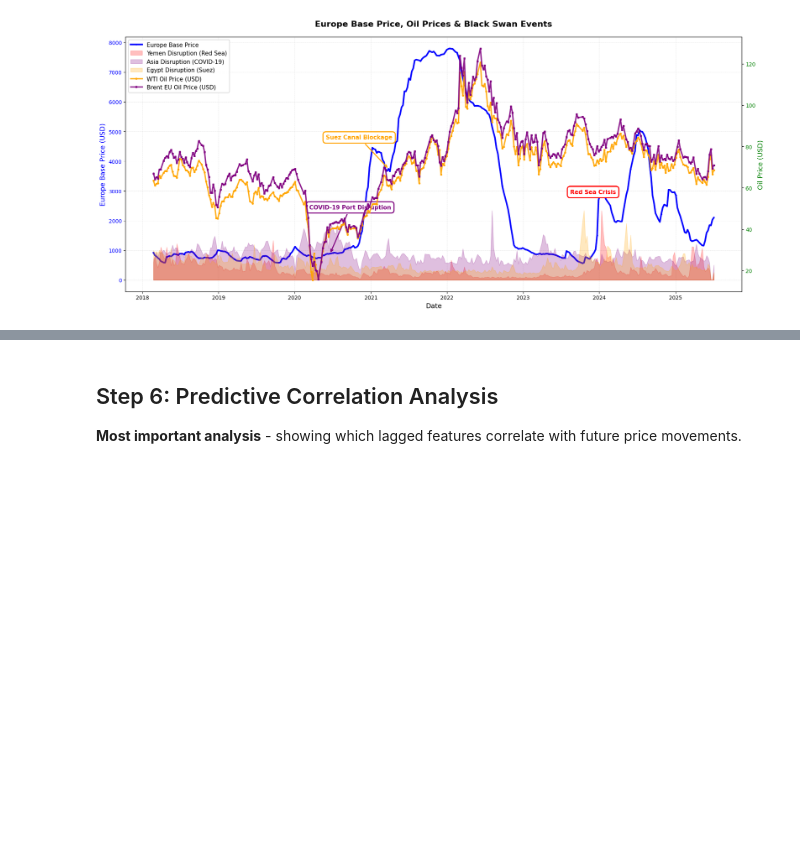
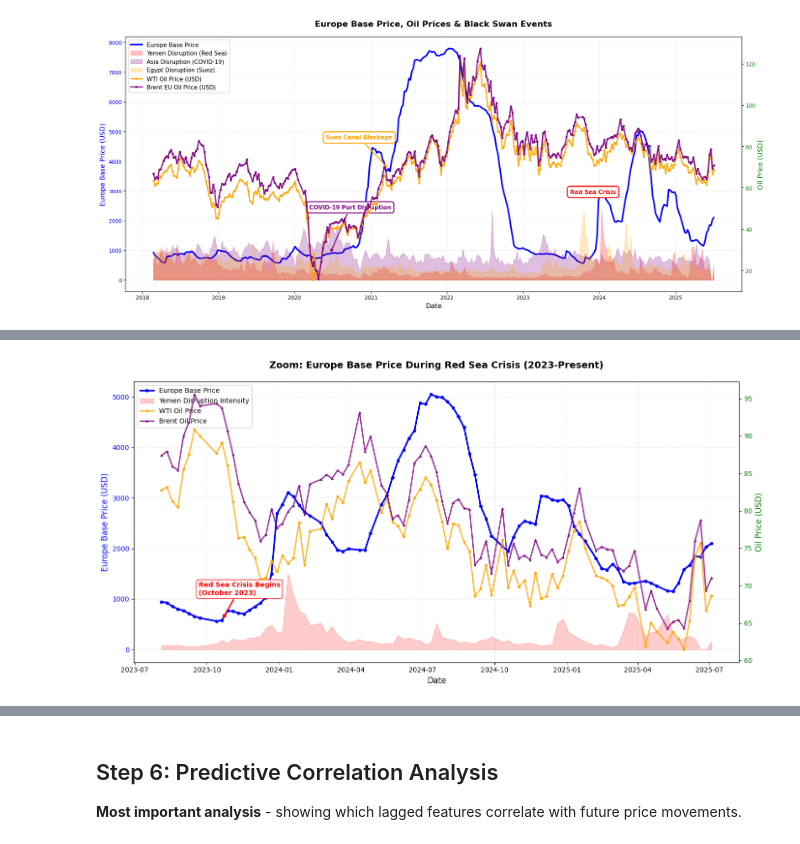
Before and after one commit to BenjaminLTakaki/Container_Predic, a Jupyter notebook: 02_data_understanding.ipynb, the cells around one changed output, grey strips where cells are left out. Cells and saved outputs as stored; diff of their text form; code cells hidden in the pictures; blank space fills up the shorter version.

```diff
--- a/02_data_understanding.ipynb
+++ b/02_data_understanding.ipynb
@@ -389,3 +518,73 @@ plt.show()
+# %%
+import matplotlib.pyplot as plt
+
+# Zoom in on Red Sea crisis period
+red_sea_start = '2023-08-01'
+red_sea_end = df_model_data.index.max()  # Up to latest data
+df_red_sea_zoom = df_model_data.loc[red_sea_start:red_sea_end].copy()
+
+fig, ax1 = plt.subplots(figsize=(14, 7))
+
+# Primary axis: Europe Base Price
+color1 = 'blue'
+ax1.set_xlabel('Date', fontsize=12)
+ax1.set_ylabel('Europe Base Price (USD)', color=color1, fontsize=12)
+ax1.plot(df_red_sea_zoom.index, df_red_sea_zoom['Europe_Base_Price'],
+         color=color1, linewidth=2.5, marker='o', markersize=4,
+         label='Europe Base Price', zorder=1)
+ax1.tick_params(axis='y', labelcolor=color1)
+
+# Secondary axis for oil prices
+ax2 = ax1.twinx()
+ax2.set_ylabel('Oil Price (USD)', color='green', fontsize=12)
+ax2.tick_params(axis='y', labelcolor='green')
+
+# Add WTI oil price
+if 'WTI_Price' in df_red_sea_zoom.columns:
+    ax2.plot(df_red_sea_zoom.index, df_red_sea_zoom['WTI_Price'],
+             color='orange', linewidth=2, marker='s', markersize=3,
+             label='WTI Oil Price', alpha=0.8, zorder=2)
+
+# Add Brent oil price
+if 'Brent_Price' in df_red_sea_zoom.columns:
+    ax2.plot(df_red_sea_zoom.index, df_red_sea_zoom['Brent_Price'],
+             color='purple', linewidth=2, marker='^', markersize=3,
+             label='Brent Oil Price', alpha=0.8, zorder=2)
+
+# Highlight Yemen disruption (Red Sea-related)
+if 'yemen_disruption' in df_red_sea_zoom.columns:
+    yemen_max = df_red_sea_zoom['yemen_disruption'].max()
+    if yemen_max > 0:
+        yemen_normalized = (df_red_sea_zoom['yemen_disruption'] / yemen_max) * df_red_sea_zoom['Europe_Base_Price'].max() * 0.3
+        ax1.fill_between(df_red_sea_zoom.index, 0, yemen_normalized,
+                         color='red', alpha=0.2, label='Yemen Disruption Intensity', zorder=0)
+
+# Annotate the crisis start
+red_sea_crisis_start = pd.Timestamp('2023-10-20')
+if red_sea_crisis_start in df_red_sea_zoom.index:
+    crisis_price = df_red_sea_zoom.loc[red_sea_crisis_start, 'Europe_Base_Price']
+    ax1.annotate('Red Sea Crisis Begins\n(October 2023)',
+                 xy=(red_sea_crisis_start, crisis_price),
+                 xytext=(red_sea_crisis_start - pd.Timedelta(days=30), crisis_price + 500),
+                 arrowprops=dict(arrowstyle='->', color='red', lw=2),
+                 fontsize=10, fontweight='bold', color='red',
+                 bbox=dict(boxstyle='round,pad=0.3', facecolor='white', edgecolor='red'))
+
+plt.title('Zoom: Europe Base Price During Red Sea Crisis (2023-Present)',
+          fontsize=14, fontweight='bold', pad=20)
+
+# Combine legends
+lines1, labels1 = ax1.get_legend_handles_labels()
+lines2, labels2 = ax2.get_legend_handles_labels()
+ax1.legend(lines1 + lines2, labels1 + labels2, loc='upper left', fontsize=10, framealpha=0.9)
+
+ax1.grid(True, alpha=0.3, linestyle='--')
+ax1.set_axisbelow(True)
+
+plt.tight_layout()
+plt.show()
+# %% [output]
+[figure, added]
 # %% [markdown]
 ## Market Conditions: From Stability to Extreme Volatility
 The pre-COVID period (2018-2019) represented a stable baseline, with predictable seasonal patterns and an average shipping price of **$788**. This normal state was completely upended by the COVID-19 pandemic (2020-2021), which triggered a massive spike due to port closures, container shortages, and surging consumer demand. Prices during this period averaged **$3,938** (a 5x increase) and reached an unprecedented peak of **$7,751**, 884% above the baseline.
```
Also changed, not shown: parts of 10 cells of this notebook, 7 other files.
